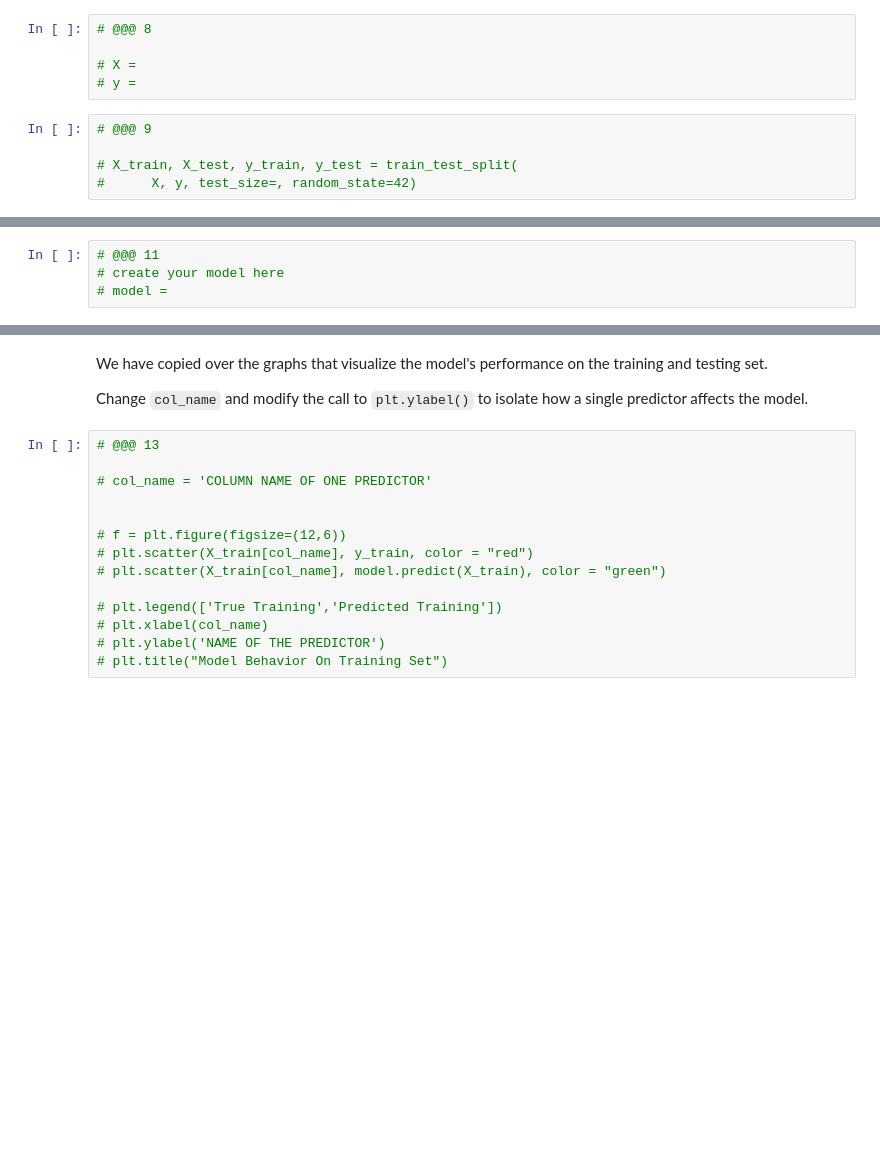
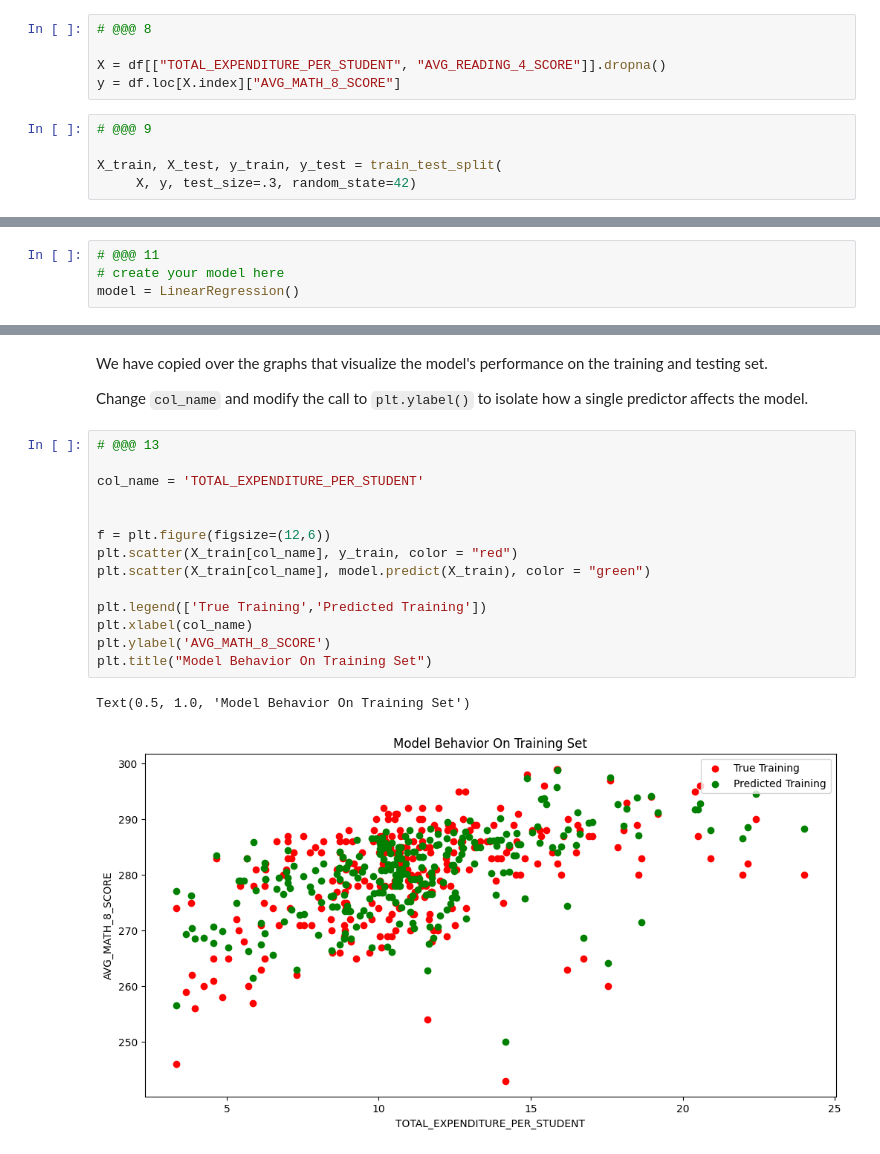
Before and after one commit to 1shman/MDST-Onboarding, a Jupyter notebook: tutorial1/checkpoint1.ipynb, the cells around one changed output, grey strips where cells are left out. Cells and saved outputs as stored; diff of their text form; blank space fills up the shorter version.

Commit message:
finish ML modeling

```diff
--- a/tutorial1/checkpoint1.ipynb
+++ b/tutorial1/checkpoint1.ipynb
@@ -156,13 +199,13 @@ from sklearn.model_selection import train_test_split
 # %%
 # @@@ 8
 
-# X =
-# y =
+X = df[["TOTAL_EXPENDITURE_PER_STUDENT", "AVG_READING_4_SCORE"]].dropna()
+y = df.loc[X.index]["AVG_MATH_8_SCORE"]
 # %%
 # @@@ 9
 
-# X_train, X_test, y_train, y_test = train_test_split(
-#      X, y, test_size=, random_state=42)
+X_train, X_test, y_train, y_test = train_test_split(
+     X, y, test_size=.3, random_state=42)
 # %% [markdown]
 <h2> Prediction </h2>
 # %% [markdown]
@@ -173,6 +218,6 @@ ML Models [Resource](https://medium.com/@vijaya.beeravalli/comparison-of-machine
 # %%
 # @@@ 11
 # create your model here
-# model =
+model = LinearRegression()
 # %%
 model.fit(X_train, y_train)
@@ -191,17 +243,20 @@ Change `col_name` and modify the call to `plt.ylabel()` to isolate how a single
 # %%
 # @@@ 13
 
-# col_name = 'COLUMN NAME OF ONE PREDICTOR'
+col_name = 'TOTAL_EXPENDITURE_PER_STUDENT'
 
 
-# f = plt.figure(figsize=(12,6))
-# plt.scatter(X_train[col_name], y_train, color = "red")
-# plt.scatter(X_train[col_name], model.predict(X_train), color = "green")
+f = plt.figure(figsize=(12,6))
+plt.scatter(X_train[col_name], y_train, color = "red")
+plt.scatter(X_train[col_name], model.predict(X_train), color = "green")
 
-# plt.legend(['True Training','Predicted Training'])
-# plt.xlabel(col_name)
-# plt.ylabel('NAME OF THE PREDICTOR')
-# plt.title("Model Behavior On Training Set")
+plt.legend(['True Training','Predicted Training'])
+plt.xlabel(col_name)
+plt.ylabel('AVG_MATH_8_SCORE')
+plt.title("Model Behavior On Training Set")
+# %% [output]
+Text(0.5, 1.0, 'Model Behavior On Training Set')
+[figure, added]
 # %%
 # @@@ 14
 
```
Also changed, not shown: parts of 16 cells of this notebook.
